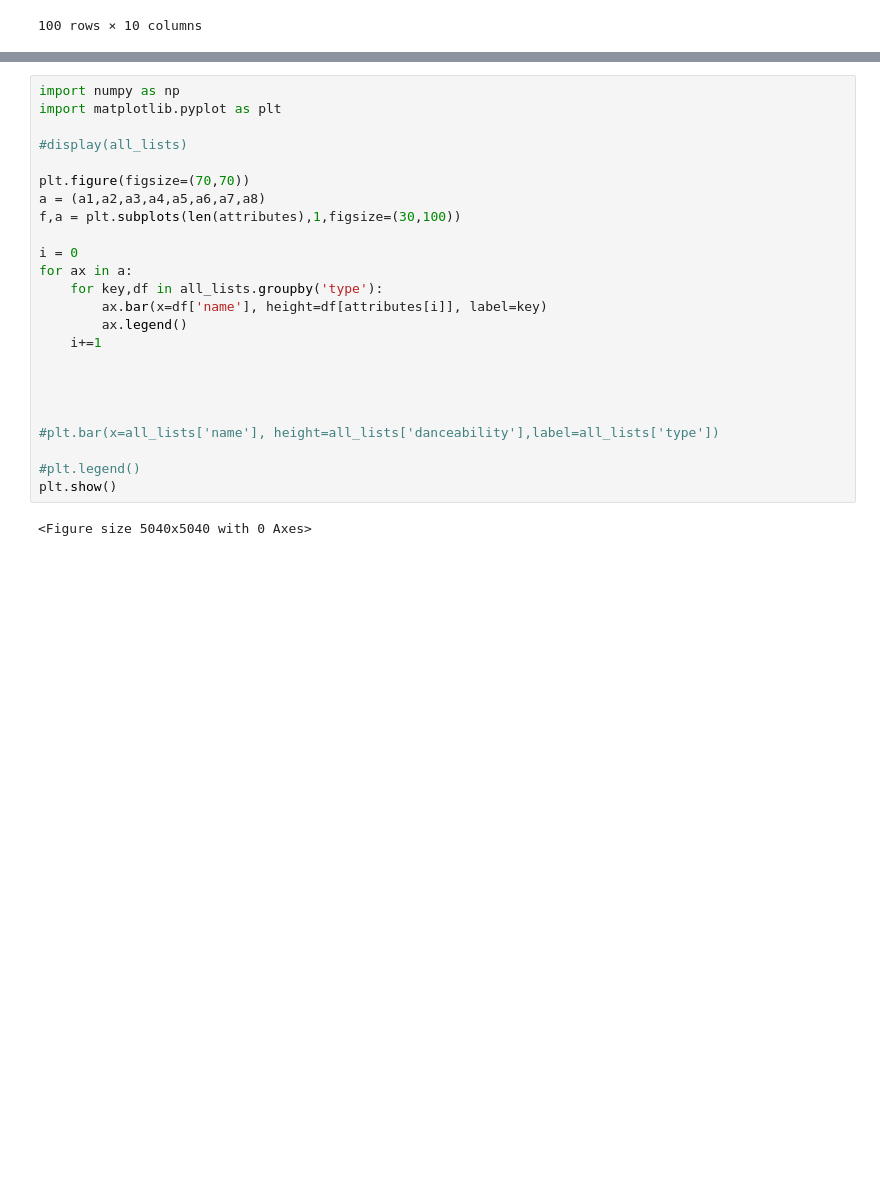
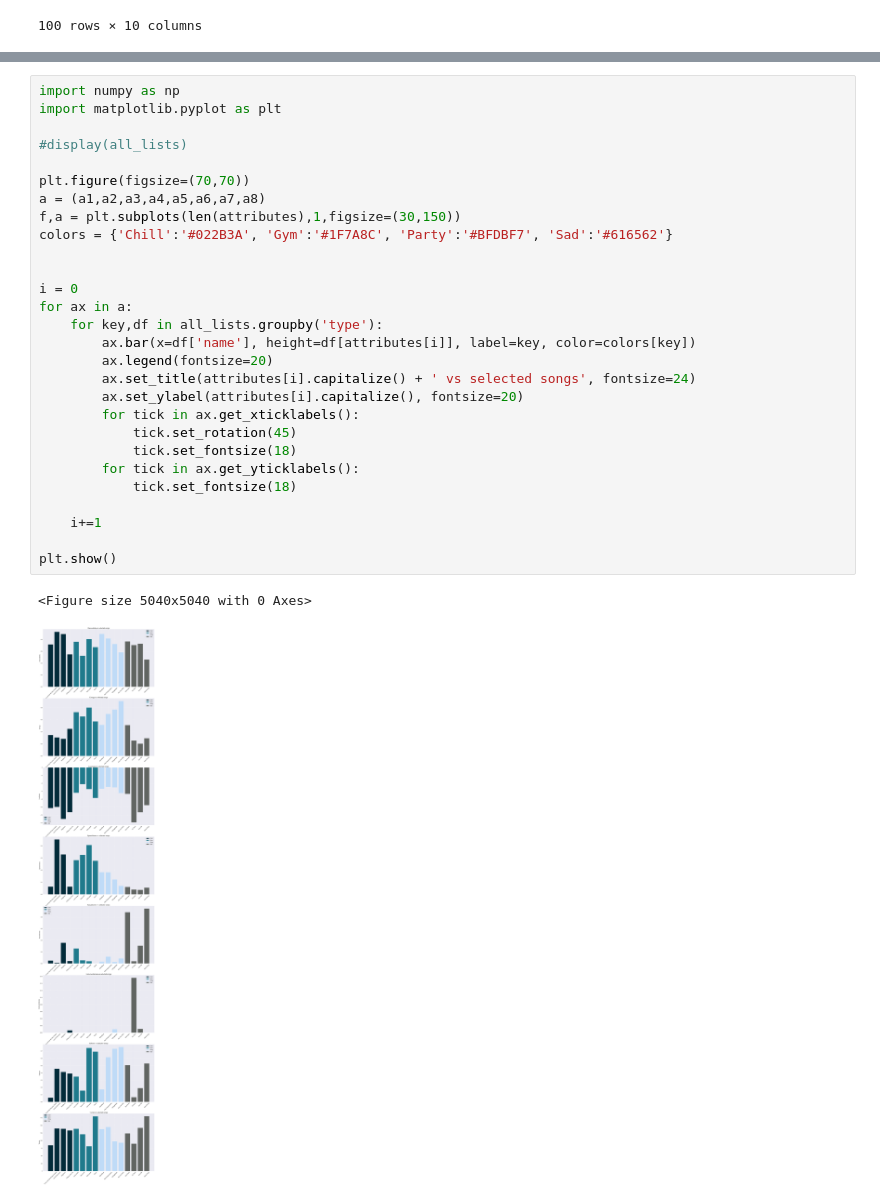
Before and after one commit to aditisundar/datasci_final, a Jupyter notebook: main.ipynb, the cells around one changed output, grey strips where cells are left out. Cells and saved outputs as stored; diff of their text form; blank space fills up the shorter version.

```diff
--- a/main.ipynb
+++ b/main.ipynb
@@ -166,26 +166,31 @@ display(all_lists)
 # %%
 import numpy as np
 import matplotlib.pyplot as plt
 
 #display(all_lists)
 
 plt.figure(figsize=(70,70))
 a = (a1,a2,a3,a4,a5,a6,a7,a8)
-f,a = plt.subplots(len(attributes),1,figsize=(30,100))
+f,a = plt.subplots(len(attributes),1,figsize=(30,150))
+colors = {'Chill':'#022B3A', 'Gym':'#1F7A8C', 'Party':'#BFDBF7', 'Sad':'#616562'}
+
 
 i = 0
 for ax in a:
     for key,df in all_lists.groupby('type'):
-        ax.bar(x=df['name'], height=df[attributes[i]], label=key)
-        ax.legend()
+        ax.bar(x=df['name'], height=df[attributes[i]], label=key, color=colors[key])
+        ax.legend(fontsize=20)
+        ax.set_title(attributes[i].capitalize() + ' vs selected songs', fontsize=24)
+        ax.set_ylabel(attributes[i].capitalize(), fontsize=20)
+        for tick in ax.get_xticklabels():
+            tick.set_rotation(45)
+            tick.set_fontsize(18)
+        for tick in ax.get_yticklabels():
+            tick.set_fontsize(18)
+
     i+=1
 
-
-
-
-#plt.bar(x=all_lists['name'], height=all_lists['danceability'],label=all_lists['type'])
-
-#plt.legend()
 plt.show()
 # %% [output]
 <Figure size 5040x5040 with 0 Axes>
+[figure, added]
```
Also changed, not shown: parts of 4 cells of this notebook.
